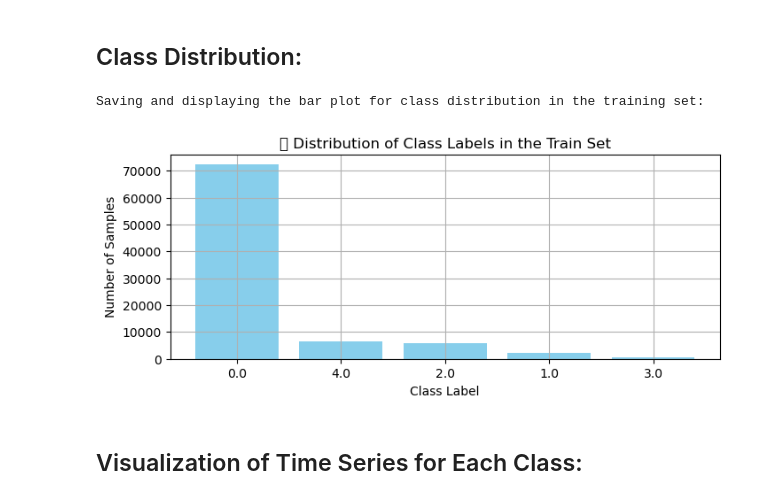
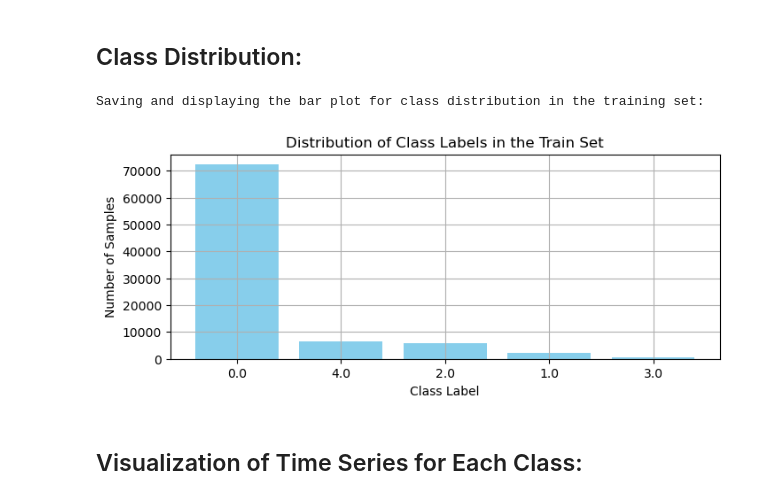
Before and after one commit to NeginAz/ECG_Heartbeat_Categorization, a Jupyter notebook: notebooks/EDA.ipynb, the cells around one changed output. Cells and saved outputs as stored; diff of their text form; code cells hidden in the pictures.

```diff
--- a/notebooks/EDA.ipynb
+++ b/notebooks/EDA.ipynb
@@ -95,27 +95,27 @@ Series([], dtype: int64)
 # %% [markdown]
 ## Class Distribution:
 # %%
-# 🔹 Visualize the class distribution in the training dataset with a bar plot
+# Visualize the class distribution in the training dataset with a bar plot
 import matplotlib.pyplot as plt
 
 label_distribution = df_train.iloc[:, -1].value_counts()  # Count occurrences of each label in the training set
 
-# 🔹 Plot the distribution of class labels in the training dataset
+# Plot the distribution of class labels in the training dataset
 plt.figure(figsize=(8,3))
 plt.bar(label_distribution.index.astype(str), label_distribution.values, color='skyblue')
 plt.xlabel("Class Label")
 plt.ylabel("Number of Samples")
-plt.title("📊 Distribution of Class Labels in the Train Set")
+plt.title("Distribution of Class Labels in the Train Set")
 plt.grid(True)
 
-# 🔹 Save the plot as an image file
+# Save the plot as an image file
 plt.savefig("Distribution_of_Class_Labels.png", bbox_inches='tight', dpi=300)
 
 print("Saving and displaying the bar plot for class distribution in the training set:")
 plt.show()
 # %% [output]
 Saving and displaying the bar plot for class distribution in the training set:
-[figure, old version]
+[figure, new version]
 # %% [markdown]
 ## Visualization of Time Series for Each Class:
 # %%
```
Also changed, not shown: parts of 8 cells of this notebook, 27 other files.
